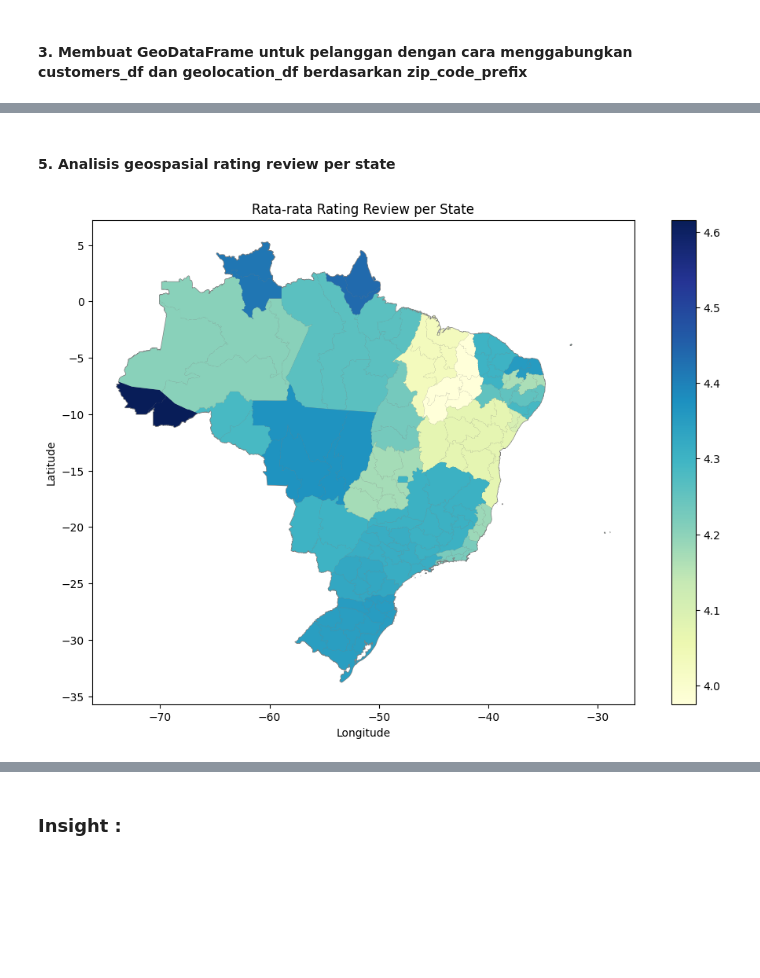
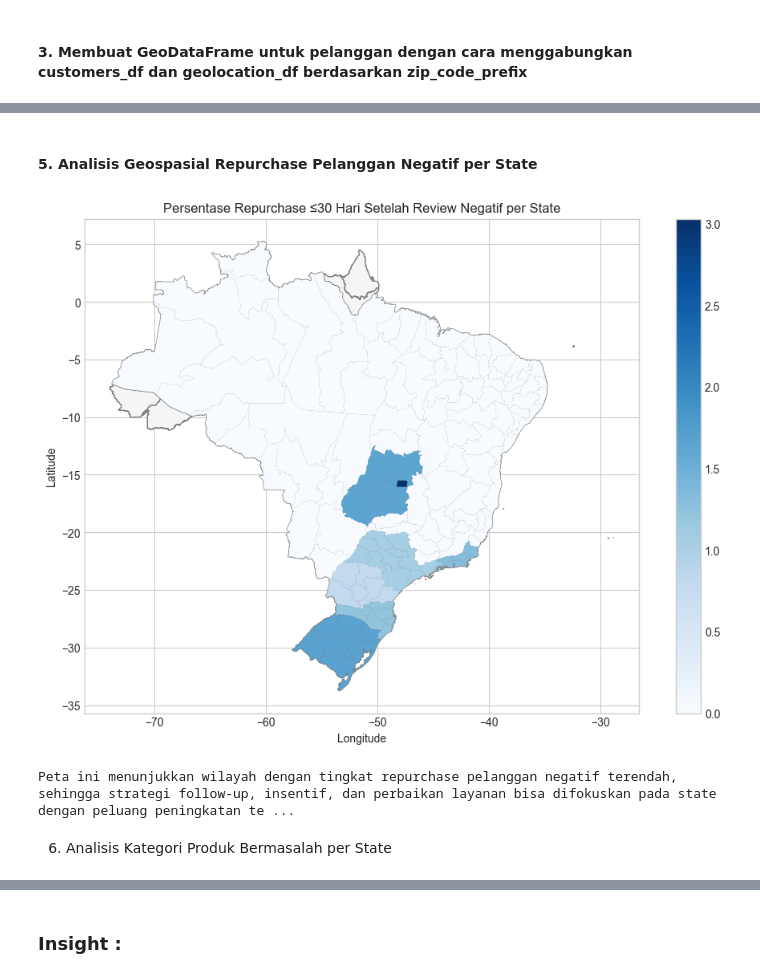
Before and after one commit to HammamAl/submission_dicoding_data_analysis, a Jupyter notebook: notebook.ipynb, the cells around one changed output, grey strips where cells are left out. Drawn from its saved outputs; the diff is of its cells as text; code cells hidden in the pictures; blank space fills up the shorter version.

```diff
--- a/notebook.ipynb
+++ b/notebook.ipynb
@@ -1295,0 +1240,3 @@ Penjelasan: Grafik ini membantu memantau efektivitas strategi peningkatan rating
+# %%
+plt.style.use('seaborn-v0_8-whitegrid')
+sns.set_palette("colorblind")  # Palette yang ramah untuk semua pengguna
@@ -1450,18 +1961,44 @@ plt.show()
 # %% [markdown]
-#### 5. Analisis geospasial rating review per state
+#### 5. Analisis Geospasial Repurchase Pelanggan Negatif per State
 # %%
-state_rating = delivery_geo.groupby('customer_state')['review_score'].mean().reset_index()
-state_rating['NM_UF'] = state_rating['customer_state'].map(uf_mapping)
+# Tandai pelanggan dengan review negatif
+neg_repurchase = delivery_review_df[
+    delivery_review_df['review_score'].isin([1,2])
+].merge(customers_df[['customer_id', 'customer_state']], on='customer_id', how='left')
 
-brazil_states = gpd.read_file('data/brazil_states_shapefile/brazil_states_shapefile.shp')
-state_rating_map = brazil_states.merge(state_rating, left_on='NM_UF', right_on='NM_UF', how='left')
+# Gabungkan info repurchase (jika belum ada)
+neg_repurchase = neg_repurchase.merge(
+    repurchase_df[['customer_id', 'days_to_repurchase']],
+    on='customer_id', how='left'
+)
 
+# Buat flag repurchase ≤30 hari
+neg_repurchase['repurchase_30d_flag'] = neg_repurchase['days_to_repurchase'].apply(
+    lambda x: 1 if pd.notnull(x) and x <= 30 else 0
+)
+
+# Hitung persentase repurchase per state
+repurchase_state = neg_repurchase.groupby('customer_state').agg(
+    total_neg=('customer_id', 'count'),
+    repurchase_30d=('repurchase_30d_flag', 'sum')
+).reset_index()
+repurchase_state['repurchase_rate'] = repurchase_state['repurchase_30d'] / repurchase_state['total_neg'] * 100
+repurchase_state['NM_UF'] = repurchase_state['customer_state'].map(uf_mapping)
+
+# Gabungkan dengan shapefile
+repurchase_state_map = brazil_states.merge(repurchase_state, left_on='NM_UF', right_on='NM_UF', how='left')
+
+# Visualisasi
 fig, ax = plt.subplots(figsize=(12,8))
-brazil_states.plot(ax=ax, color='whitesmoke', edgecolor='gray')  # Basemap Brazil
-state_rating_map.plot(column='review_score', cmap='YlGnBu', legend=True, ax=ax)
-plt.title('Rata-rata Rating Review per State')
+brazil_states.plot(ax=ax, color='whitesmoke', edgecolor='gray')
+repurchase_state_map.plot(column='repurchase_rate', cmap='Blues', legend=True, ax=ax)
+plt.title('Persentase Repurchase ≤30 Hari Setelah Review Negatif per State')
 plt.xlabel('Longitude')
 plt.ylabel('Latitude')
 plt.show()
+print('Peta ini menunjukkan wilayah dengan tingkat repurchase pelanggan negatif terendah, sehingga strategi follow-up, insentif, dan perbaikan layanan bisa difokuskan pada state dengan peluang peningkatan terbesar.')
 # %% [output]
-[figure, old version]
+[figure, new version]
+Peta ini menunjukkan wilayah dengan tingkat repurchase pelanggan negatif terendah, sehingga strategi follow-up, insentif, dan perbaikan layanan bisa difokuskan pada state dengan peluang peningkatan te ...
+# %% [markdown]
+6. Analisis Kategori Produk Bermasalah per State
```
Also changed, not shown: parts of 61 cells of this notebook, 10 other files.
